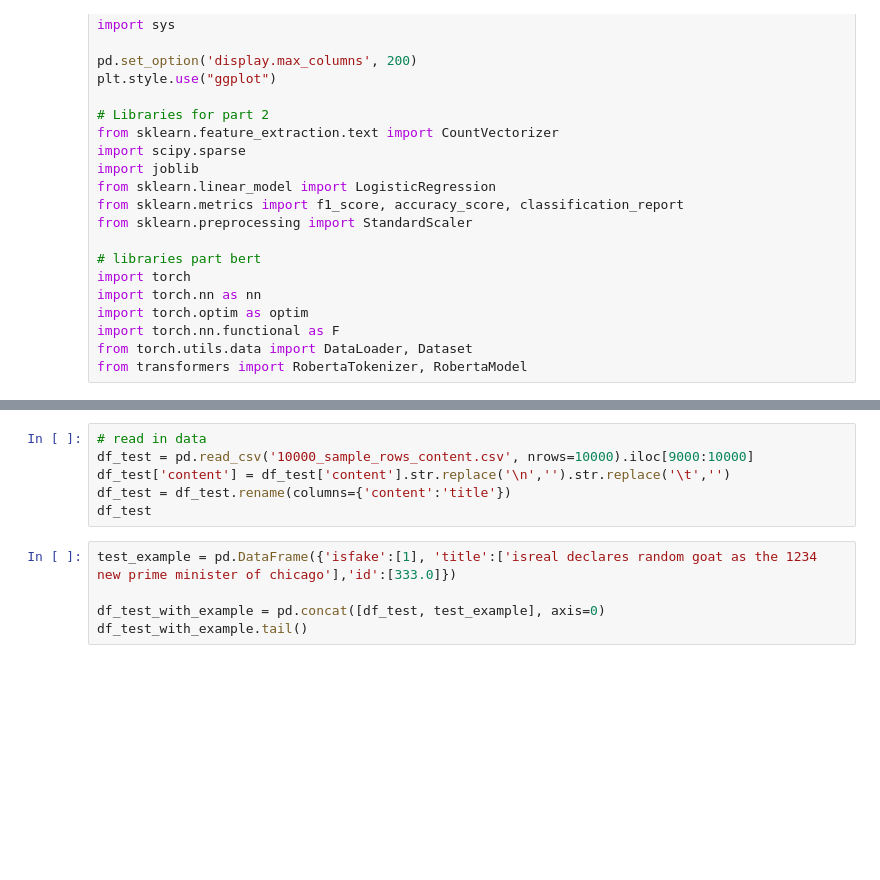
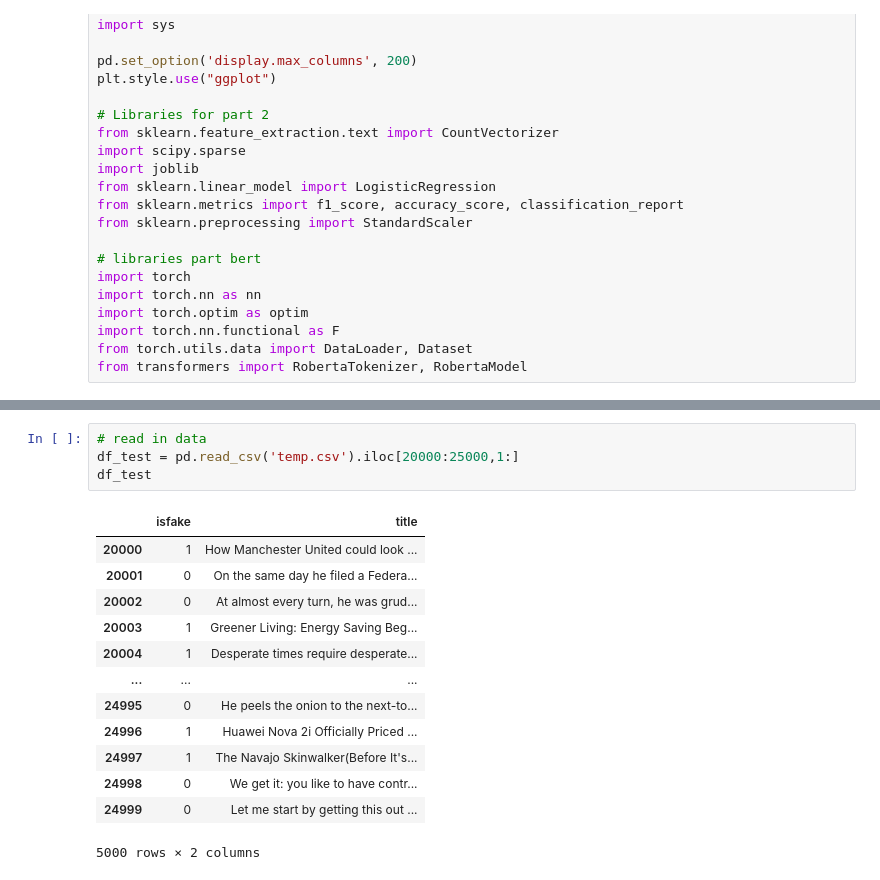
Before and after one commit to karlaugustnybo/Fake-News-Project, a Jupyter notebook: news/bert__1.ipynb, the cells around one changed output, grey strips where cells are left out. Saved outputs shown, nothing was run; the diff lists cells and outputs as text; blank space fills up the shorter version.

```diff
--- a/news/bert__1.ipynb
+++ b/news/bert__1.ipynb
@@ -183,11 +168,18 @@ KeyboardInterrupt:
-# %%
-# read in data
-df_test = pd.read_csv('10000_sample_rows_content.csv', nrows=10000).iloc[9000:10000]
-df_test['content'] = df_test['content'].str.replace('\n','').str.replace('\t','')
-df_test = df_test.rename(columns={'content':'title'})
-df_test
-# %%
-test_example = pd.DataFrame({'isfake':[1], 'title':['isreal declares random goat as the 1234 new prime minister of chicago'],'id':[333.0]})
-
-df_test_with_example = pd.concat([df_test, test_example], axis=0)
-df_test_with_example.tail()
+# %%
+# read in data
+df_test = pd.read_csv('temp.csv').iloc[20000:25000,1:]
+df_test
+# %% [output]
+|  | isfake | title |
+| 20000 | 1 | How Manchester United could look ... |
+| 20001 | 0 | On the same day he filed a Federa... |
+| 20002 | 0 | At almost every turn, he was grud... |
+| 20003 | 1 | Greener Living: Energy Saving Beg... |
+| 20004 | 1 | Desperate times require desperate... |
+| ... | ... | ... |
+| 24995 | 0 | He peels the onion to the next-to... |
+| 24996 | 1 | Huawei Nova 2i Officially Priced ... |
+| 24997 | 1 | The Navajo Skinwalker(Before It's... |
+| 24998 | 0 | We get it: you like to have contr... |
+| 24999 | 0 | Let me start by getting this out ... |
+5000 rows × 2 columns
```
Also changed, not shown: parts of 6 cells of this notebook.
